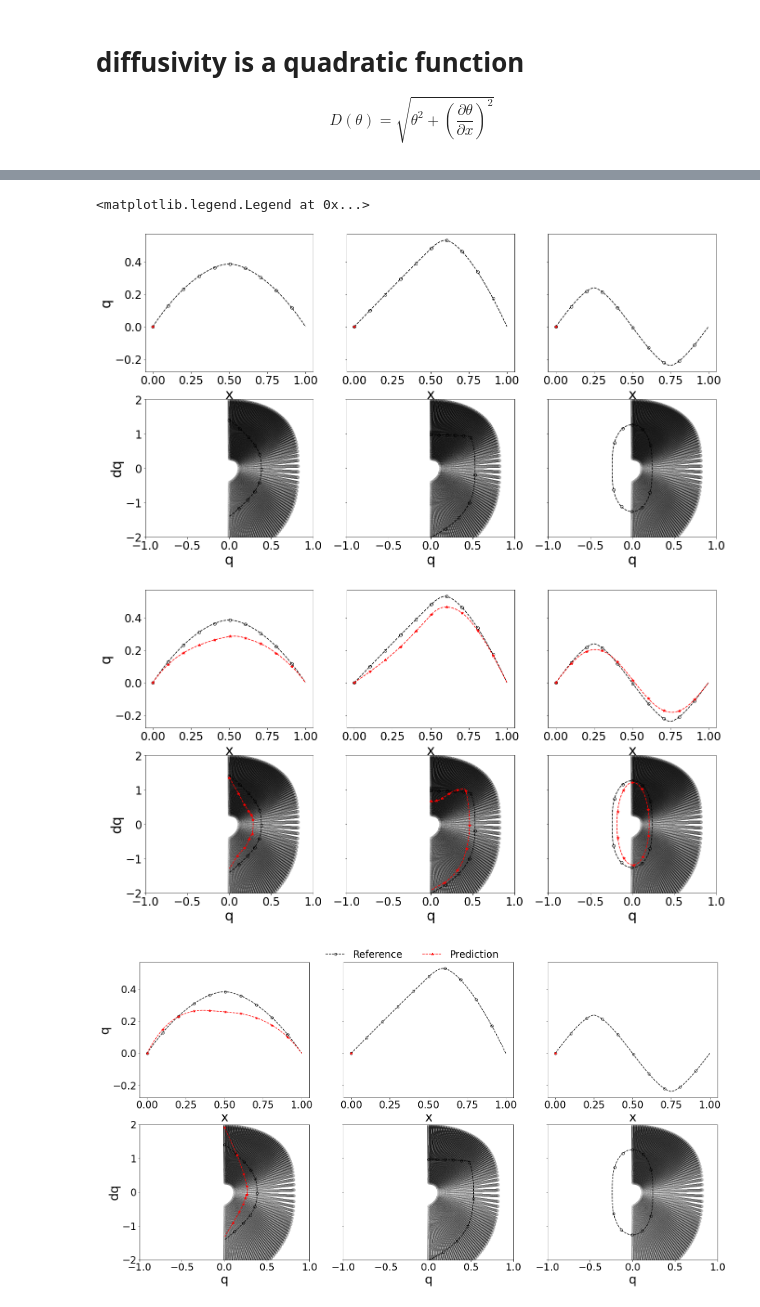
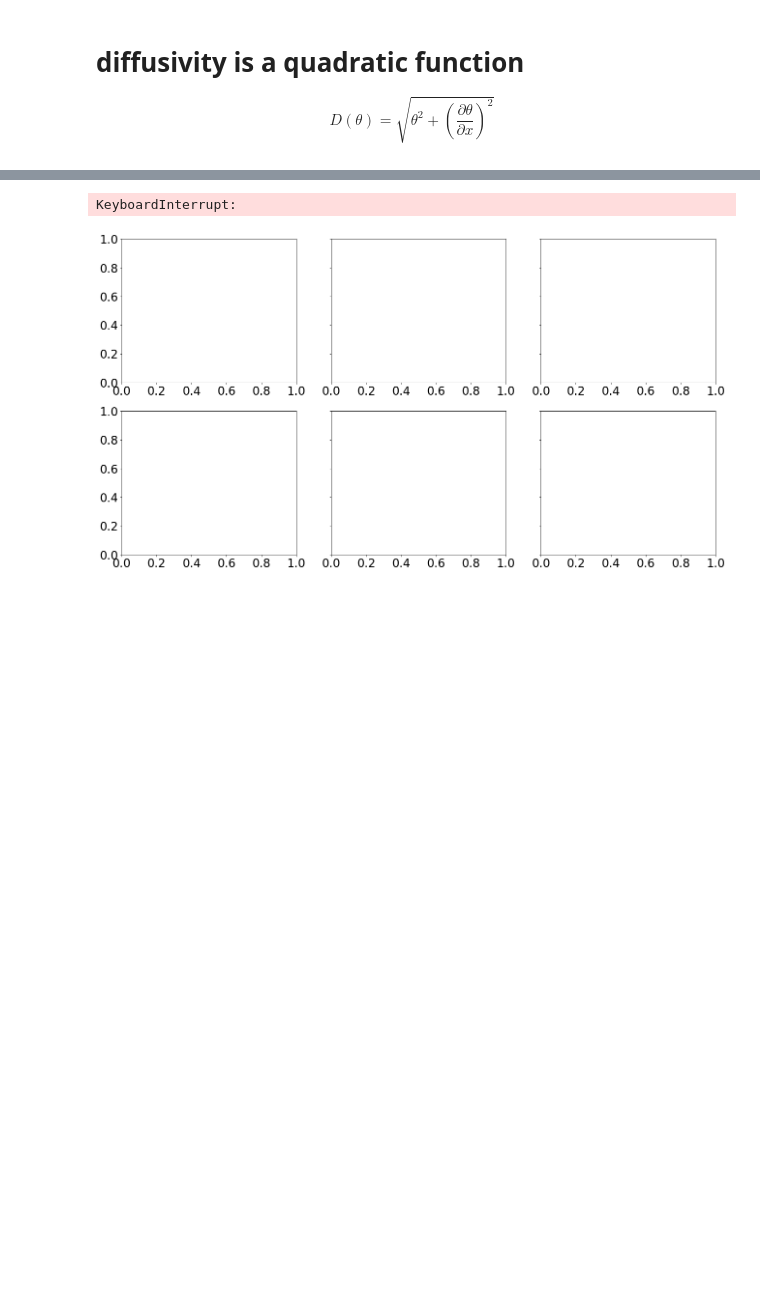
Before and after one commit to devzhk/Point-Jet, a Jupyter notebook: Poisson_model/Direct_NN_FNO.ipynb, the cells around one changed output, grey strips where cells are left out. Saved outputs shown, nothing was run; the diff lists cells and outputs as text; code cells hidden in the pictures; blank space fills up the shorter version.

```diff
--- a/Poisson_model/Direct_NN_FNO.ipynb
+++ b/Poisson_model/Direct_NN_FNO.ipynb
@@ -108,8 +105,8 @@ for i in range(q_test.shape[0]):
 # %%
 from tqdm.notebook import tqdm
 layers = [4, 4, 4]
-modes1 = [8, 8]
-fc_dim = 4
+modes1 = [4, 4]
+fc_dim = 8
 activation = 'elu'
 device = torch.device('cuda:0' if torch.cuda.is_available() else 'cpu')
 model_list = ["diffusivity-fno.nn"] # ["diffusivity-fno.nn", "flux-fno.nn", "source-fno.nn"]
@@ -141,9 +138,9 @@ for nn_save_name in model_list:
     outd = y_train.shape[1]
 
     learning_rate = 0.001
-    step_size = 1000
+    step_size = 500
     gamma = 0.5
-    epochs = 10001
+    epochs = 20001
     batch_size = 64
 
     net = NeuralNet.FNO1d(modes1=modes1, layers=layers,
@@ -167,7 +164,7 @@ for nn_save_name in model_list:
             out = net(x)
             # print(f'x shape: {x.shape}, y shape: {y.shape}, out shape: {out.shape}')
             # break
-            loss = myloss(out , y)
+            loss = myloss(out , y) * 100
             loss.backward()
 
             optimizer.step()
@@ -258,5 +249,5 @@ RuntimeError: number of dims don't match in permute
 # %%
-L, Nx =1.0, 100
+L, Nx =1.0, test_res
 xx = np.linspace(0.0, L, Nx)
 dx = xx[1] - xx[0]
 dbc = np.array([0.0, 0.0])
@@ -300,39 +291,33 @@ for nn_save_name in model_list:
             print("nn_save_name : ", nn_save_name, " is not recognized")
 
 
 
-        _, _, q_data = explicit_solve(model, f, dbc, dt = 5.0e-6, Nt = 500000, save_every = 100000, L = L)
+        _, _, q_data = explicit_solve(model, f, dbc, dt = 1.0e-7, Nt = 10_000_000, save_every = 1_000_000, L = L)
         q_pred = q_data[-1, :]
         dq_pred  = Numerics.gradient_first(q_pred, dy, bc = "one-sided")
 
 
         ax[0,i].plot(xx_test[i,:], q_test[i,:],  "--o", color="black", fillstyle="none", label="Reference", markevery=10)
         ax[0,i].plot(xx_test[i,:], q_pred,  "--*", color="red", label="Prediction", markevery=10)
         if i == 0:
             ax[0,i].set_ylabel("q")
         ax[0,i].set_xlabel("x")
 
         for j in range(q.shape[0]):
             ax[1,i].plot(q[j, :], dq[j, :],  "o", color = "black", fillstyle="none", alpha=0.1)
 
         ax[1,i].plot(q_test[i,:], dq_test[i,:],  "--o", color="black", fillstyle="none", label="Reference", markevery=10)
         ax[1,i].plot(q_pred, dq_pred,  "--*", color="red", label="Prediction", markevery=10)
         ax[1,i].set_xlim([-1,1])
         ax[1,i].set_ylim([-2,2])
         if i == 0:
             ax[1,i].set_ylabel("dq")
         ax[1,i].set_xlabel("q")
 
 
-
-
-
-
 handles, labels = ax[0,0].get_legend_handles_labels()
 fig.subplots_adjust(bottom=0.08,top=0.92,left=0.08,right=0.97)
 fig.legend(handles,labels,loc = "upper center",bbox_to_anchor=(0.5,0.98),ncol=2,frameon=False)
 # %% [output]
-<matplotlib.legend.Legend at 0x...>
+KeyboardInterrupt:
-[figure, old version]
+[figure, new version]
-[figure, removed]
-[figure, removed]
```
Also changed, not shown: parts of 4 cells of this notebook, 3 other files.
